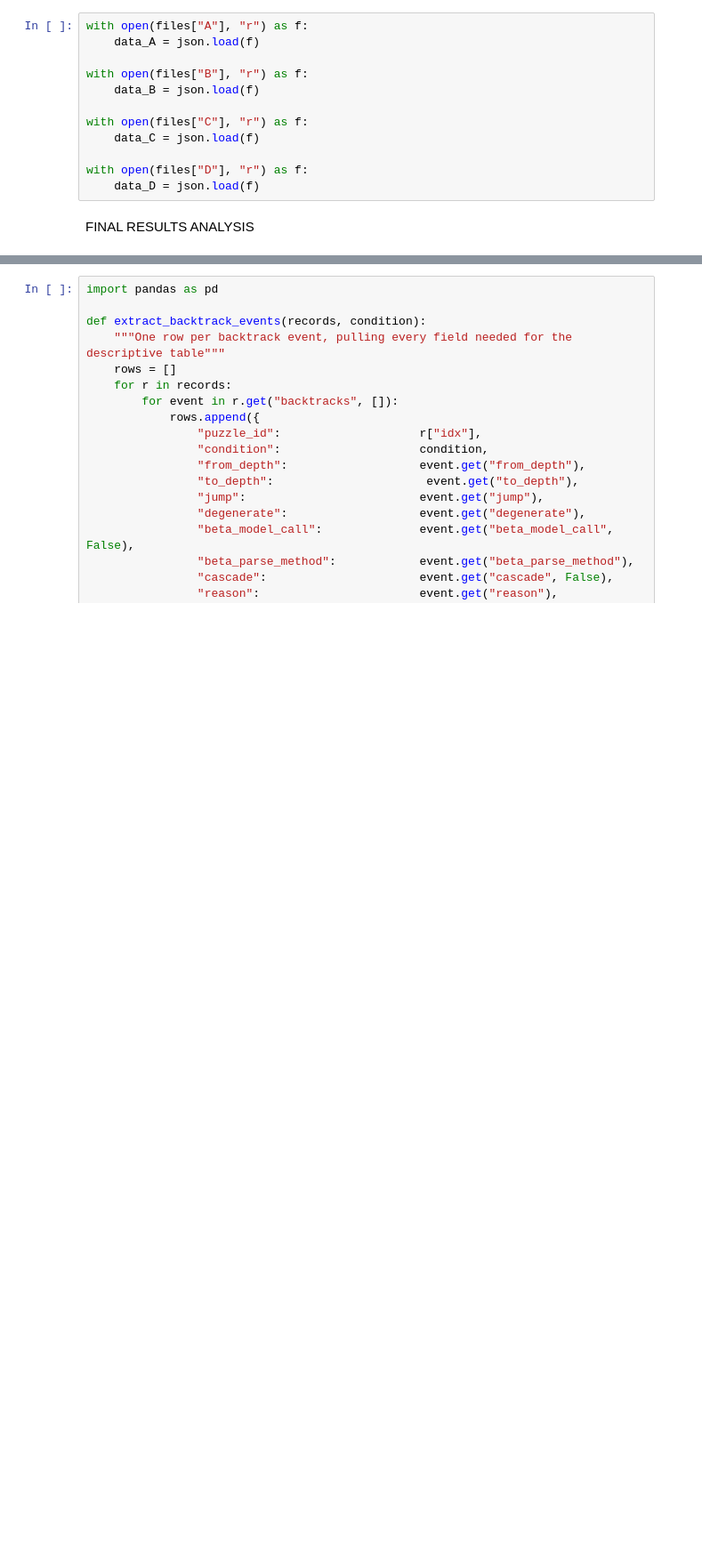
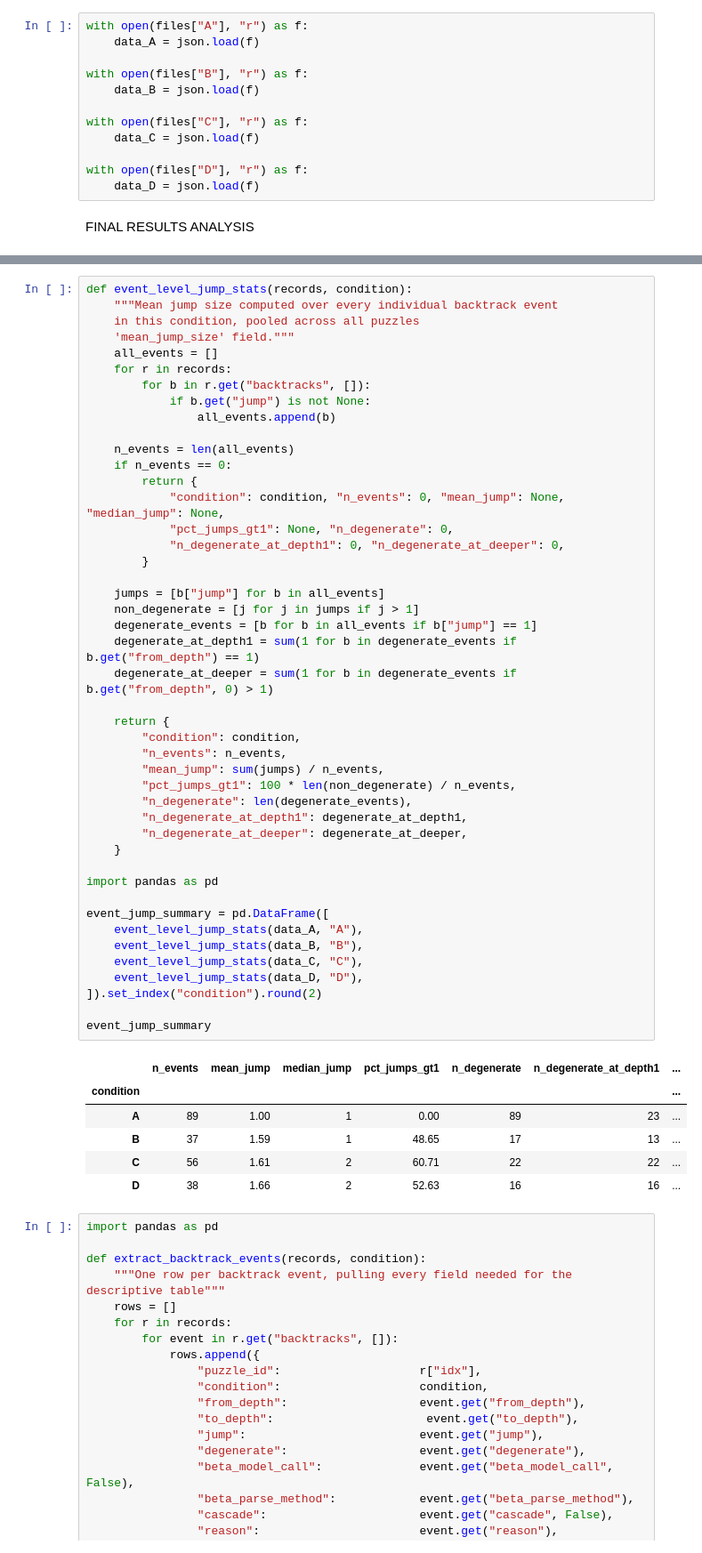
Before and after one commit to bhoomi1-6/Diss, a Jupyter notebook: tree-of-thought-llm/statistical_analysis/Statistical_analysis_game24.ipynb, the cells around one changed output, grey strips where cells are left out. Shown at 89% size. Cells and saved outputs as stored; diff of their text form; blank space fills up the shorter version.

```diff
--- a/tree-of-thought-llm/statistical_analysis/Statistical_analysis_game24.ipynb
+++ b/tree-of-thought-llm/statistical_analysis/Statistical_analysis_game24.ipynb
@@ -114,3 +154,55 @@ descriptive_table.rename(columns={
+# %%
+def event_level_jump_stats(records, condition):
+    """Mean jump size computed over every individual backtrack event
+    in this condition, pooled across all puzzles
+    'mean_jump_size' field."""
+    all_events = []
+    for r in records:
+        for b in r.get("backtracks", []):
+            if b.get("jump") is not None:
+                all_events.append(b)
+
+    n_events = len(all_events)
+    if n_events == 0:
+        return {
+            "condition": condition, "n_events": 0, "mean_jump": None, "median_jump": None,
+            "pct_jumps_gt1": None, "n_degenerate": 0,
+            "n_degenerate_at_depth1": 0, "n_degenerate_at_deeper": 0,
+        }
+
+    jumps = [b["jump"] for b in all_events]
+    non_degenerate = [j for j in jumps if j > 1]
+    degenerate_events = [b for b in all_events if b["jump"] == 1]
+    degenerate_at_depth1 = sum(1 for b in degenerate_events if b.get("from_depth") == 1)
+    degenerate_at_deeper = sum(1 for b in degenerate_events if b.get("from_depth", 0) > 1)
+
+    return {
+        "condition": condition,
+        "n_events": n_events,
+        "mean_jump": sum(jumps) / n_events,
+        "pct_jumps_gt1": 100 * len(non_degenerate) / n_events,
+        "n_degenerate": len(degenerate_events),
+        "n_degenerate_at_depth1": degenerate_at_depth1,
+        "n_degenerate_at_deeper": degenerate_at_deeper,
+    }
+
+import pandas as pd
+
+event_jump_summary = pd.DataFrame([
+    event_level_jump_stats(data_A, "A"),
+    event_level_jump_stats(data_B, "B"),
+    event_level_jump_stats(data_C, "C"),
+    event_level_jump_stats(data_D, "D"),
+]).set_index("condition").round(2)
+
+event_jump_summary
+# %% [output]
+|  | n_events | mean_jump | median_jump | pct_jumps_gt1 | n_degenerate | n_degenerate_at_depth1 | ... |
+| condition |  |  |  |  |  |  | ... |
+| A | 89 | 1.00 | 1 | 0.00 | 89 | 23 | ... |
+| B | 37 | 1.59 | 1 | 48.65 | 17 | 13 | ... |
+| C | 56 | 1.61 | 2 | 60.71 | 22 | 22 | ... |
+| D | 38 | 1.66 | 2 | 52.63 | 16 | 16 | ... |
 # %%
 import pandas as pd
 
```
Also changed, not shown: parts of 4 cells of this notebook, 2 other files.
